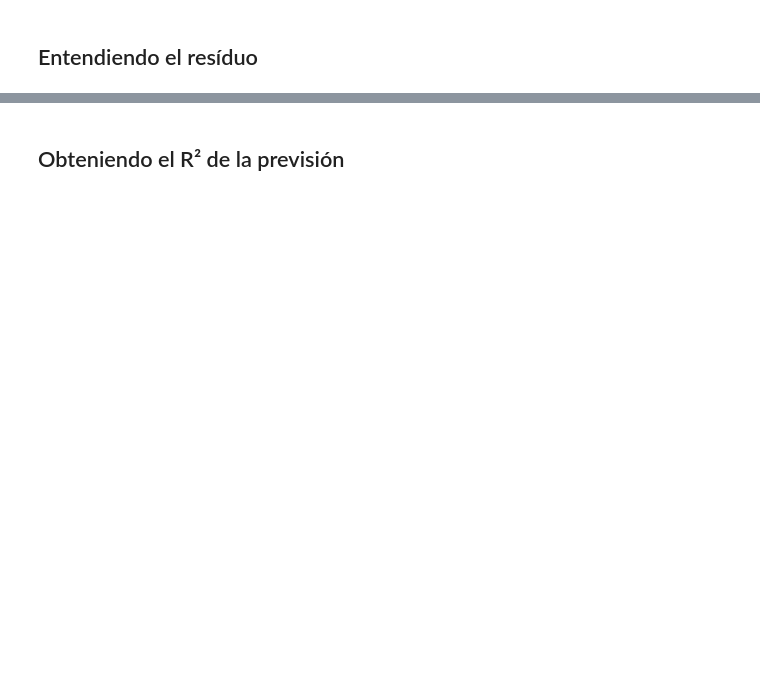
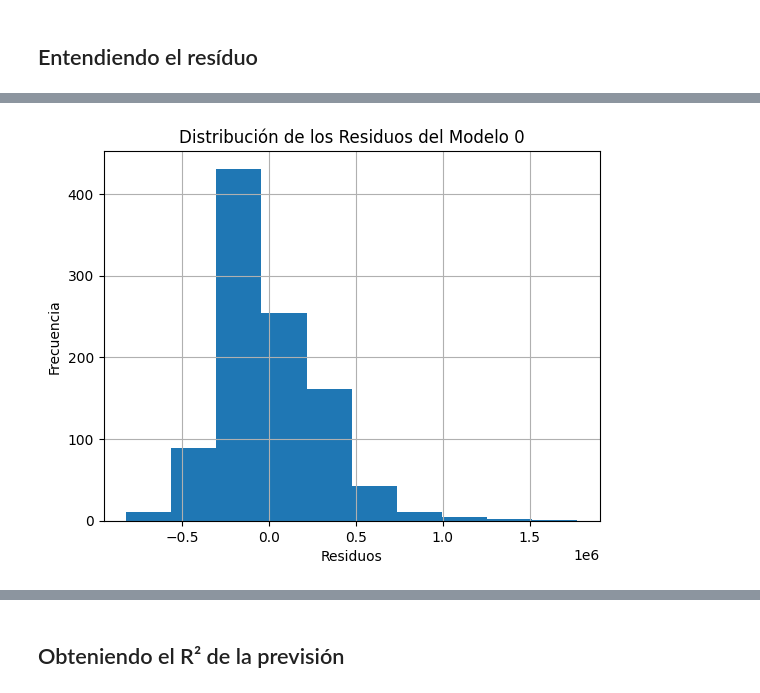
Before and after one commit to MarteDevs/Relaciones-con-regresion-lineal, a Jupyter notebook: precios_de_inmuebles_regresion_lineal.ipynb, the cells around one changed output, grey strips where cells are left out. Saved outputs shown, nothing was run; the diff lists cells and outputs as text; code cells hidden in the pictures; blank space fills up the shorter version.

```diff
--- a/precios_de_inmuebles_regresion_lineal.ipynb
+++ b/precios_de_inmuebles_regresion_lineal.ipynb
@@ -358,0 +327,9 @@ plt.show()
+# %%
+modelo_0.resid.hist()
+plt.title('Distribución de los Residuos del Modelo 0')
+plt.xlabel('Residuos')
+plt.ylabel('Frecuencia')
+plt.show()
+# mientras sea menor el residuo mejor son los resultados
+# %% [output]
+[figure, added]
```
Also changed, not shown: parts of 70 cells of this notebook.
